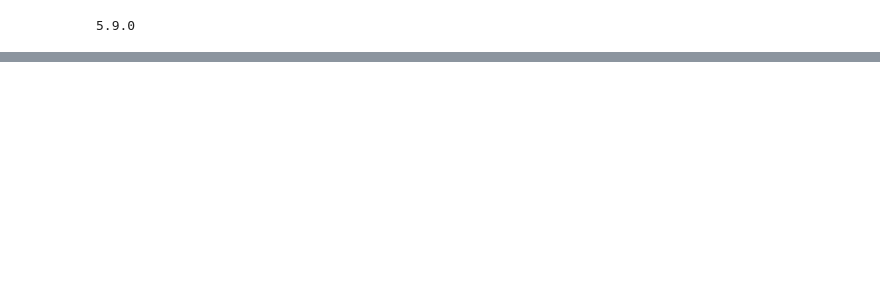
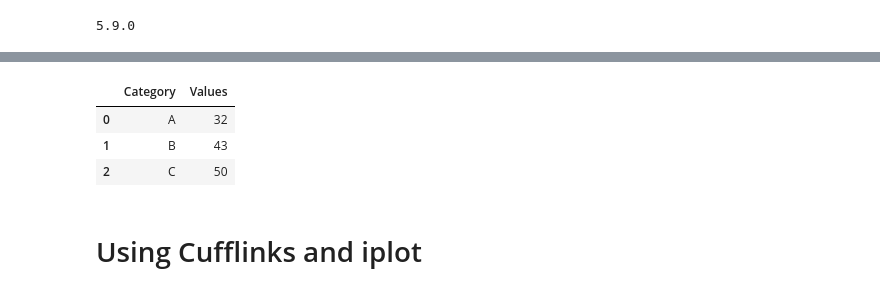
Before and after one commit to ridelsam/DataScience-ML, a Jupyter notebook: 06Plotly/plotly-cufflinks.ipynb, the cells around one changed output, grey strips where cells are left out. Cells and saved outputs as stored; diff of their text form; code cells hidden in the pictures; blank space fills up the shorter version.

Commit message:
interactive plots using plotly and cufflinks modules

```diff
--- a/06Plotly/plotly-cufflinks.ipynb
+++ b/06Plotly/plotly-cufflinks.ipynb
@@ -15,0 +34,9 @@ init_notebook_mode(connected=True)
+# %%
+df2.head()
+# %% [output]
+|  | Category | Values |
+| 0 | A | 32 |
+| 1 | B | 43 |
+| 2 | C | 50 |
+# %% [markdown]
+# Using Cufflinks and iplot
```
Also changed, not shown: parts of 19 cells of this notebook.
